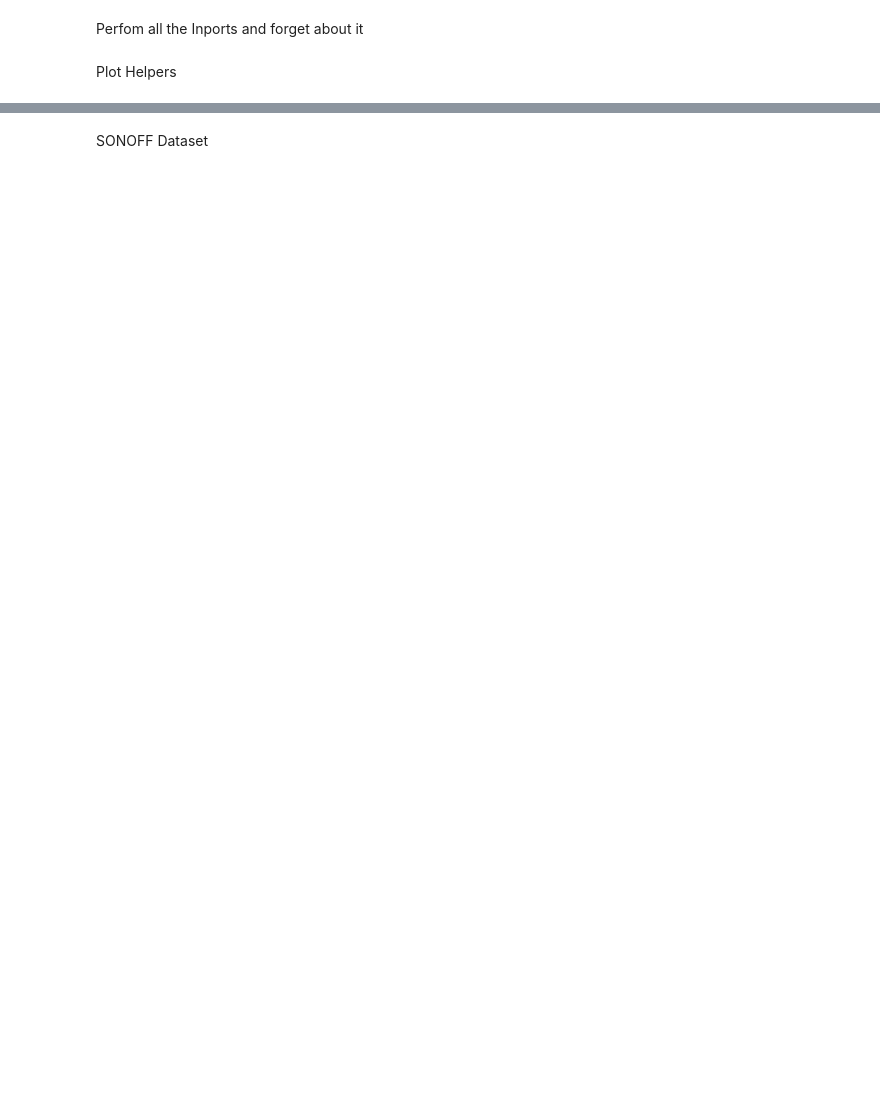
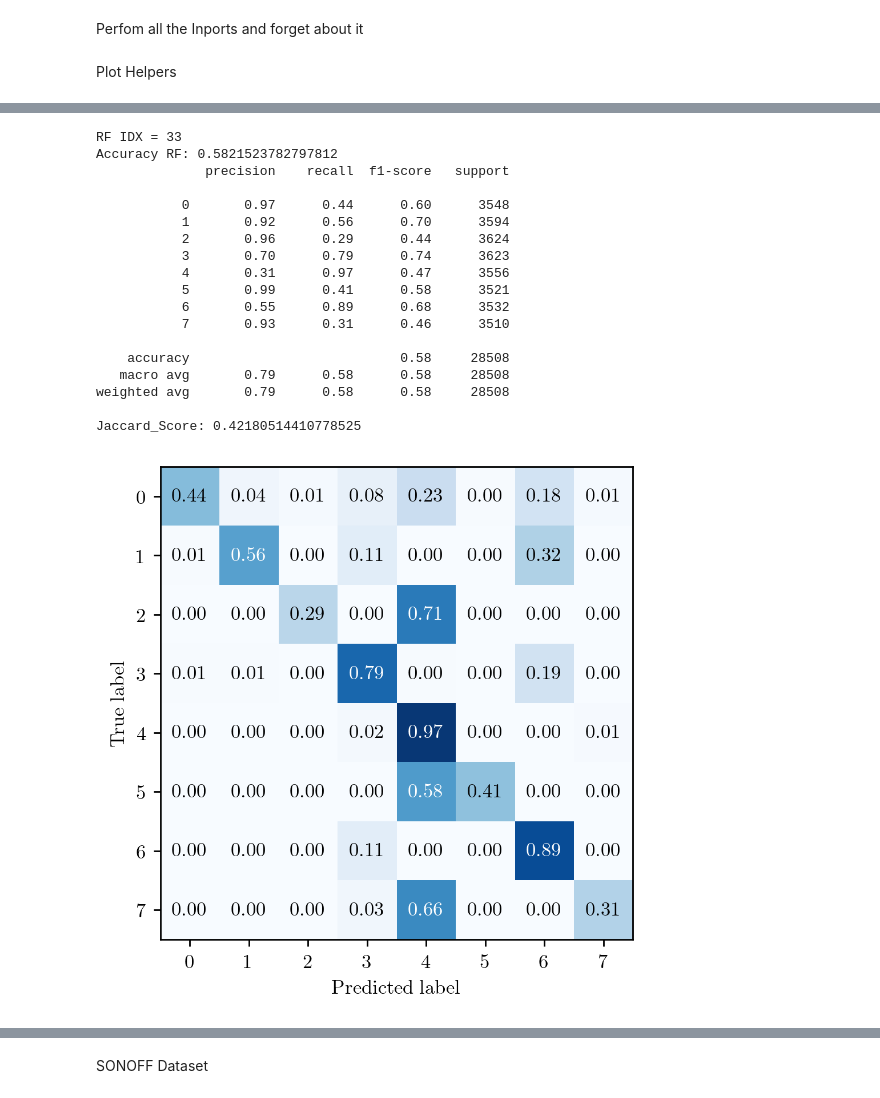
Before and after one commit to antonio-boiano/hass_forensic_component, a Jupyter notebook: ml.ipynb, the cells around one changed output, grey strips where cells are left out. Saved outputs shown, nothing was run; the diff lists cells and outputs as text; code cells hidden in the pictures; blank space fills up the shorter version.

```diff
--- a/ml.ipynb
+++ b/ml.ipynb
@@ -372,0 +423,61 @@ def plot_feat_bar(feat_importance,ax):
+# %%
+train_df = train_df_public_zb
+labels = labels_public_zb
+
+index_rf = 33 #27#33
+
+# Solve Optimization IDX process
+#index_rf=find_idx_RF(train_df , labels, use_k_fold=False)
+
+if DEBUG: print(f"RF IDX = {index_rf}")
+
+
+model = RandomForestClassifier(n_estimators=index_rf, random_state=42)
+model.fit(train_features, train_labels)
+
+
+## Predicted probabilities
+
+pred_prob=model.predict_proba(test_features)
+
+predictions = model.predict(test_features)
+
+
+
+# Use the forest's predict method on the test data
+print("Accuracy RF:", metrics.accuracy_score(test_labels, predictions))
+print(classification_report(test_labels, predictions))
+print("Jaccard_Score:", jaccard_score(test_labels, predictions, average='weighted'))
+
+
+fig, ax = plt.subplots(figsize=(4.3, 4.3),dpi=250)
+
+plot_confusion_matrix(test_labels,predictions, normalize=True, classes=model.classes_ ,ax=ax,fig=fig)
+
+
+##Feature Importance
+fig, ax = plt.subplots(figsize=(7.3, 2.3),dpi=250)
+
+feat_importance=list(zip(train_features, model.feature_importances_))
+
+plot_feat_bar(feat_importance,ax)
+# %% [output]
+RF IDX = 33
+Accuracy RF: 0.5821523782797812
+              precision    recall  f1-score   support
+
+           0       0.97      0.44      0.60      3548
+           1       0.92      0.56      0.70      3594
+           2       0.96      0.29      0.44      3624
+           3       0.70      0.79      0.74      3623
+           4       0.31      0.97      0.47      3556
+           5       0.99      0.41      0.58      3521
+           6       0.55      0.89      0.68      3532
+           7       0.93      0.31      0.46      3510
+
+    accuracy                           0.58     28508
+   macro avg       0.79      0.58      0.58     28508
+weighted avg       0.79      0.58      0.58     28508
+
+Jaccard_Score: 0.42180514410778525
+[figure, added]
```
Also changed, not shown: parts of 21 cells of this notebook, 4 other files.
